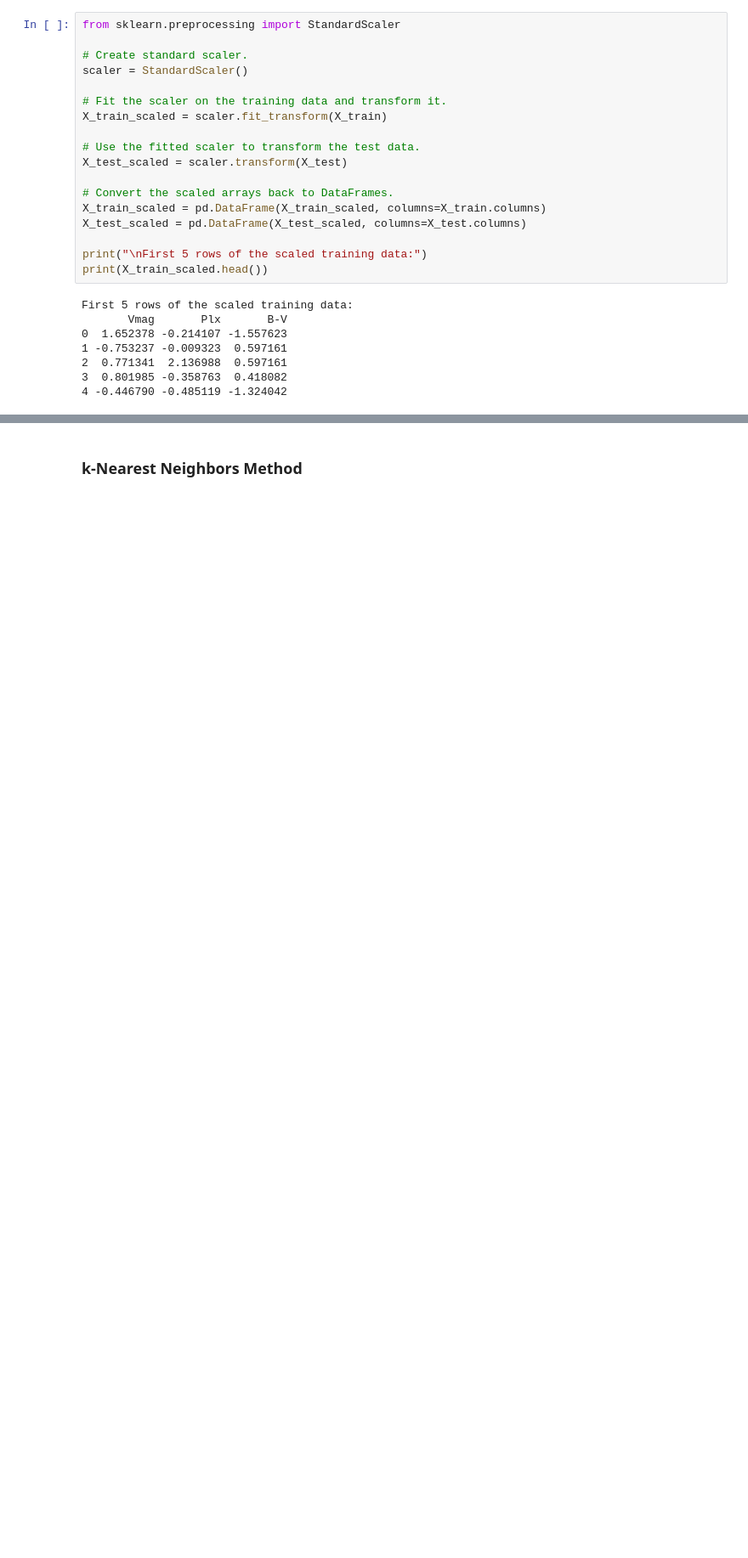
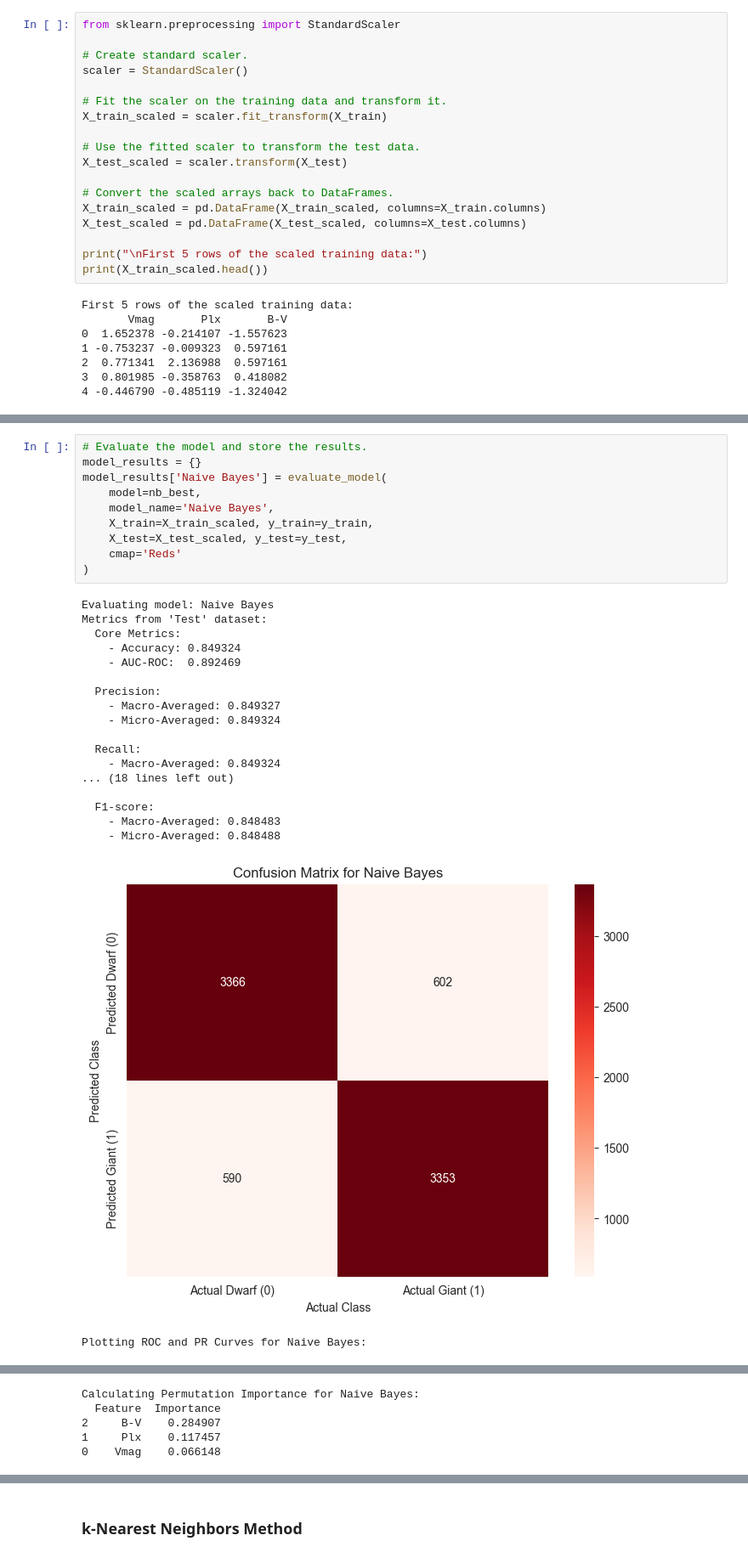
Before and after one commit to invisiofficial/2f7bcc6ff1e91c65fd126d1bbe4f43cb0e17abb4a05a12138fef5b83193d1a33, a Jupyter notebook: Classification.ipynb, the cells around one changed output, grey strips where cells are left out. Shown at 85% size. Drawn from its saved outputs; the diff is of its cells as text; blank space fills up the shorter version.

```diff
--- a/Classification.ipynb
+++ b/Classification.ipynb
@@ -348,0 +524,30 @@ First 5 rows of the scaled training data:
+# %%
+# Evaluate the model and store the results.
+model_results = {}
+model_results['Naive Bayes'] = evaluate_model(
+    model=nb_best,
+    model_name='Naive Bayes',
+    X_train=X_train_scaled, y_train=y_train,
+    X_test=X_test_scaled, y_test=y_test,
+    cmap='Reds'
+)
+# %% [output]
+Evaluating model: Naive Bayes
+Metrics from 'Test' dataset:
+  Core Metrics:
+    - Accuracy: 0.849324
+    - AUC-ROC:  0.892469
+
+  Precision:
+    - Macro-Averaged: 0.849327
+    - Micro-Averaged: 0.849324
+
+  Recall:
+    - Macro-Averaged: 0.849324
+... (18 lines left out)
+
+  F1-score:
+    - Macro-Averaged: 0.848483
+    - Micro-Averaged: 0.848488
+[figure, added]
+Plotting ROC and PR Curves for Naive Bayes:
@@ -348,0 +555,5 @@ First 5 rows of the scaled training data:
+Calculating Permutation Importance for Naive Bayes:
+  Feature  Importance
+2     B-V    0.284907
+1     Plx    0.117457
+0    Vmag    0.066148
```
Also changed, not shown: parts of 46 cells of this notebook, 3 other files.
